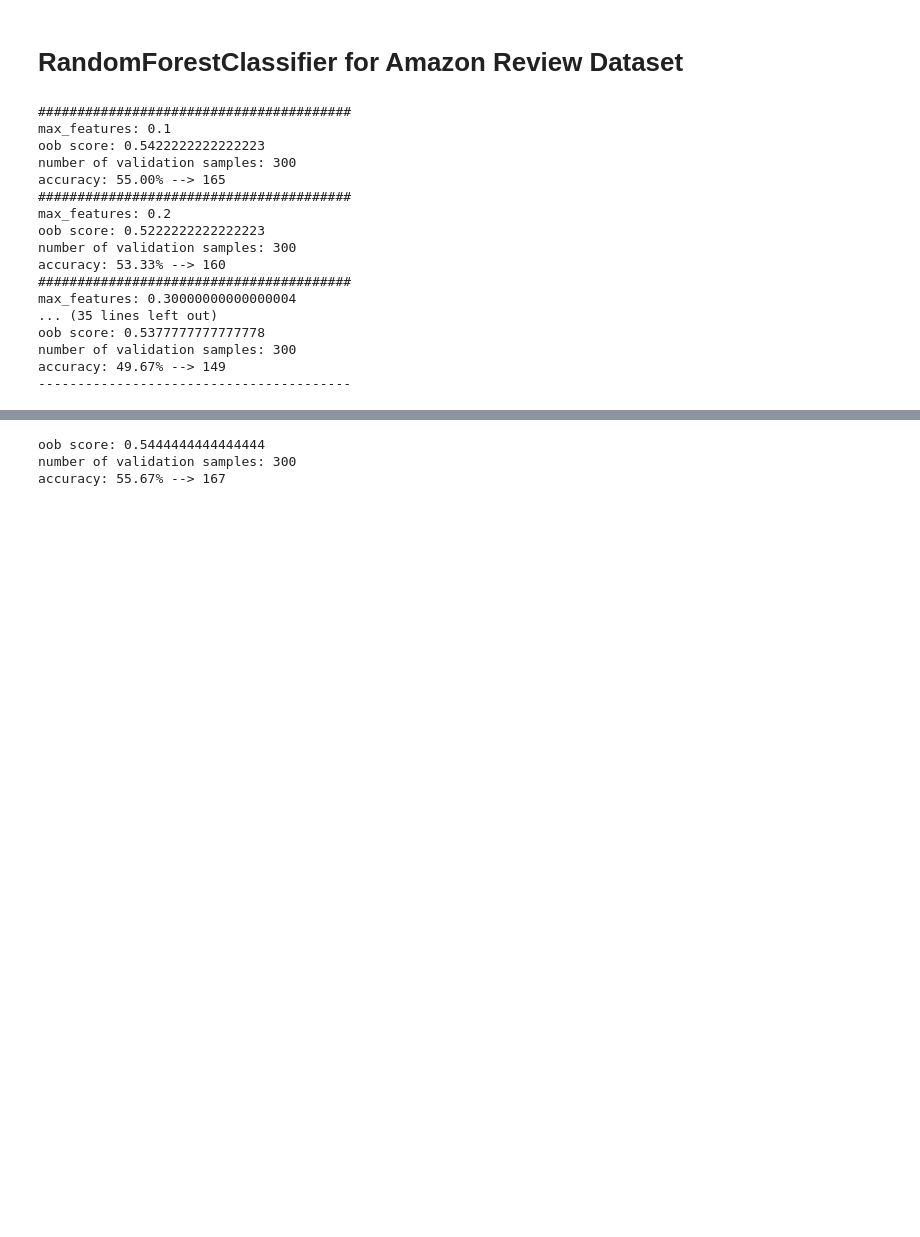
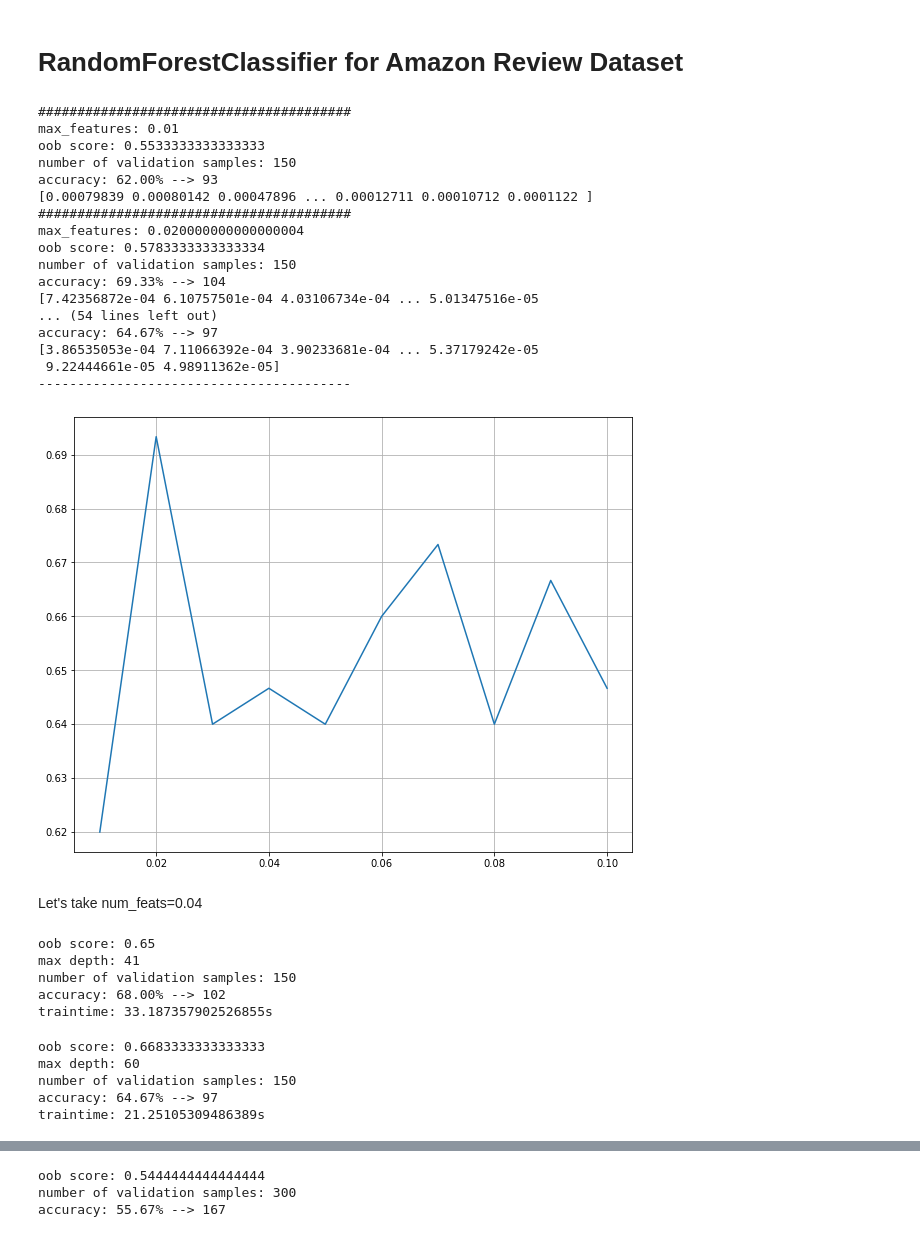
Before and after one commit to GenosW/ml-exercises, a Jupyter notebook: exercise2/amazon_rf.ipynb, the cells around one changed output, grey strips where cells are left out. Cells and saved outputs as stored; diff of their text form; code cells hidden in the pictures; blank space fills up the shorter version.

```diff
--- a/exercise2/amazon_rf.ipynb
+++ b/exercise2/amazon_rf.ipynb
@@ -61,12 +64,12 @@ X_test.head()
 # %% [markdown]
 # RandomForestClassifier for Amazon Review Dataset
 # %%
-X_train, X_valid, Y_train, Y_valid = train_test_split(X_lrn, Y_lrn, test_size=.4)
+X_train, X_valid, Y_train, Y_valid = train_test_split(X_lrn, Y_lrn, test_size=.2)
 # %%
-num_threads = 3
+num_threads = 2
 scores = []
 
-for feats in np.linspace(0.1,1,10):
+for feats in np.linspace(0.01,0.1,10):
     print("#"*40)
     print("max_features:", feats)
     rf = RFC(n_jobs=num_threads,n_estimators=400, max_features=feats, bootstrap=True, oob_score=True)
@@ -78,23 +81,30 @@ for feats in np.linspace(0.1,1,10):
     print(f"number of validation samples: {X_valid.shape[0]}")
     print(f"accuracy: {score*100:.2f}% --> {accuracy_score(Y_valid, Y_pred, normalize=False)}")
     scores.append(score)
+    print(rf.feature_importances_)
 else:
     print("-"*40)
 # %% [output]
 ########################################
-max_features: 0.1
-oob score: 0.5422222222222223
-number of validation samples: 300
-accuracy: 55.00% --> 165
+max_features: 0.01
+oob score: 0.5533333333333333
+number of validation samples: 150
+accuracy: 62.00% --> 93
+[0.00079839 0.00080142 0.00047896 ... 0.00012711 0.00010712 0.0001122 ]
 ########################################
-max_features: 0.2
-oob score: 0.5222222222222223
-number of validation samples: 300
-accuracy: 53.33% --> 160
-########################################
-max_features: 0.30000000000000004
-... (35 lines left out)
-oob score: 0.5377777777777778
-number of validation samples: 300
-accuracy: 49.67% --> 149
+max_features: 0.020000000000000004
+oob score: 0.5783333333333334
+number of validation samples: 150
+accuracy: 69.33% --> 104
+[7.42356872e-04 6.10757501e-04 4.03106734e-04 ... 5.01347516e-05
+... (54 lines left out)
+accuracy: 64.67% --> 97
+[3.86535053e-04 7.11066392e-04 3.90233681e-04 ... 5.37179242e-05
+ 9.22444661e-05 4.98911362e-05]
 ----------------------------------------
+# %%
+plt.figure(figsize=(10,8))
+plt.plot(np.linspace(0.01,0.1,10), scores)
+plt.grid()
+# %% [output]
+[figure, added]
@@ -100,0 +113,2 @@ accuracy: 49.67% --> 149
+# %% [markdown]
+Let's take num_feats=0.04
@@ -100,0 +117,36 @@ accuracy: 49.67% --> 149
+# %%
+rf_shallow = RFC(n_jobs=num_threads, n_estimators=2000, max_features=0.02,bootstrap=True, oob_score=True, max_depth=60, min_samples_leaf=4, min_samples_split=4,verbose=0)
+start = time()
+rf_shallow.fit(X_train, Y_train)
+traintime_shallow = time() - start
+print("oob score:", rf_shallow.oob_score_)
+print("max depth:", max([estimator.get_depth() for estimator in rf_shallow.estimators_]))
+Y_pred = rf_shallow.predict(X_valid)
+score = accuracy_score(Y_valid, Y_pred)
+print(f"number of validation samples: {X_valid.shape[0]}")
+print(f"accuracy: {score*100:.2f}% --> {accuracy_score(Y_valid, Y_pred, normalize=False)}")
+print(f"traintime: {traintime_shallow}s")
+# %% [output]
+oob score: 0.65
+max depth: 41
+number of validation samples: 150
+accuracy: 68.00% --> 102
+traintime: 33.187357902526855s
+# %%
+rf_deep = RFC(n_jobs=num_threads, n_estimators=1000, max_features=0.02,bootstrap=True, oob_score=True, max_depth=60)
+start = time()
+rf_deep.fit(X_train, Y_train)
+traintime_deep = time() - start
+print("oob score:", rf_deep.oob_score_)
+print("max depth:", max([estimator.get_depth() for estimator in rf_deep.estimators_]))
+Y_pred = rf_deep.predict(X_valid)
+score = accuracy_score(Y_valid, Y_pred)
+print(f"number of validation samples: {X_valid.shape[0]}")
+print(f"accuracy: {score*100:.2f}% --> {accuracy_score(Y_valid, Y_pred, normalize=False)}")
+print(f"traintime: {traintime_deep}s")
+# %% [output]
+oob score: 0.6683333333333333
+max depth: 60
+number of validation samples: 150
+accuracy: 64.67% --> 97
+traintime: 21.25105309486389s
```
Also changed, not shown: parts of 17 cells of this notebook, 4 other files.
